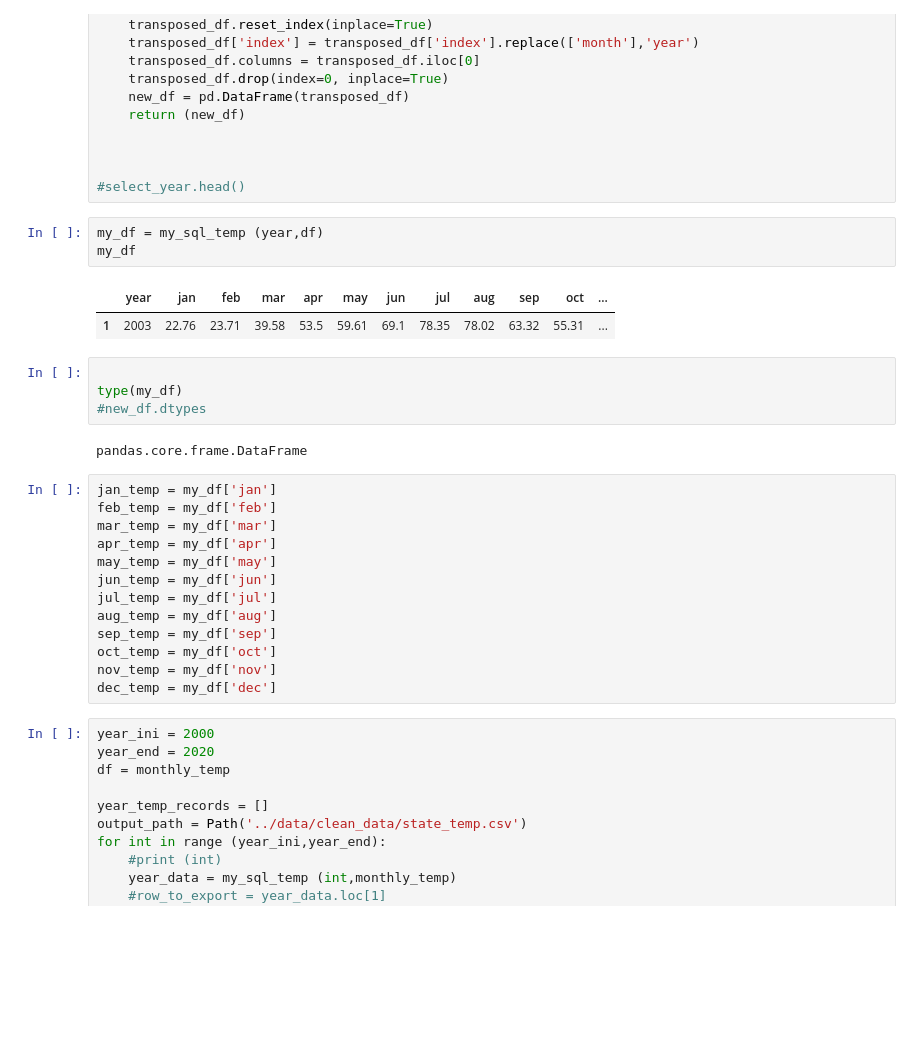
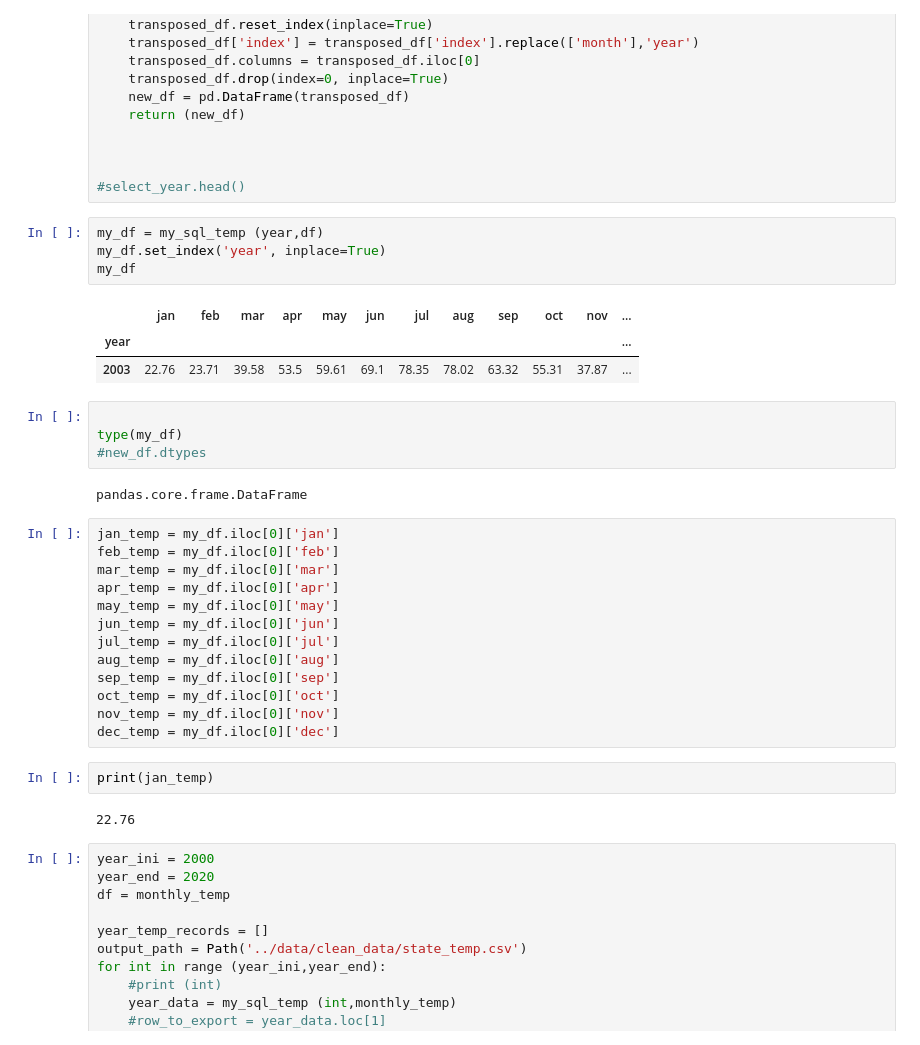
Before and after one commit to stew1922/data_farming, a Jupyter notebook: notebooks/carolina.ipynb, the cells around one changed output. Drawn from its saved outputs; the diff is of its cells as text; blank space fills up the shorter version.

Commit message:
update temp sql table

```diff
--- a/notebooks/carolina.ipynb
+++ b/notebooks/carolina.ipynb
@@ -186,10 +188,12 @@ def my_sql_temp (year, df):
 #select_year.head()
 # %%
 my_df = my_sql_temp (year,df)
+my_df.set_index('year', inplace=True)
 my_df
 # %% [output]
-|  | year | jan | feb | mar | apr | may | jun | jul | aug | sep | oct | ... |
-| 1 | 2003 | 22.76 | 23.71 | 39.58 | 53.5 | 59.61 | 69.1 | 78.35 | 78.02 | 63.32 | 55.31 | ... |
+|  | jan | feb | mar | apr | may | jun | jul | aug | sep | oct | nov | ... |
+| year |  |  |  |  |  |  |  |  |  |  |  | ... |
+| 2003 | 22.76 | 23.71 | 39.58 | 53.5 | 59.61 | 69.1 | 78.35 | 78.02 | 63.32 | 55.31 | 37.87 | ... |
 # %%
 
 type(my_df)
@@ -197,18 +201,22 @@ type(my_df)
 # %% [output]
 pandas.core.frame.DataFrame
 # %%
-jan_temp = my_df['jan']
-feb_temp = my_df['feb']
-mar_temp = my_df['mar']
-apr_temp = my_df['apr']
-may_temp = my_df['may']
-jun_temp = my_df['jun']
-jul_temp = my_df['jul']
-aug_temp = my_df['aug']
-sep_temp = my_df['sep']
-oct_temp = my_df['oct']
-nov_temp = my_df['nov']
-dec_temp = my_df['dec']
+jan_temp = my_df.iloc[0]['jan']
+feb_temp = my_df.iloc[0]['feb']
+mar_temp = my_df.iloc[0]['mar']
+apr_temp = my_df.iloc[0]['apr']
+may_temp = my_df.iloc[0]['may']
+jun_temp = my_df.iloc[0]['jun']
+jul_temp = my_df.iloc[0]['jul']
+aug_temp = my_df.iloc[0]['aug']
+sep_temp = my_df.iloc[0]['sep']
+oct_temp = my_df.iloc[0]['oct']
+nov_temp = my_df.iloc[0]['nov']
+dec_temp = my_df.iloc[0]['dec']
+# %%
+print(jan_temp)
+# %% [output]
+22.76
 # %%
 year_ini = 2000
 year_end = 2020
```
Also changed, not shown: parts of 5 cells of this notebook, 3 other files.
